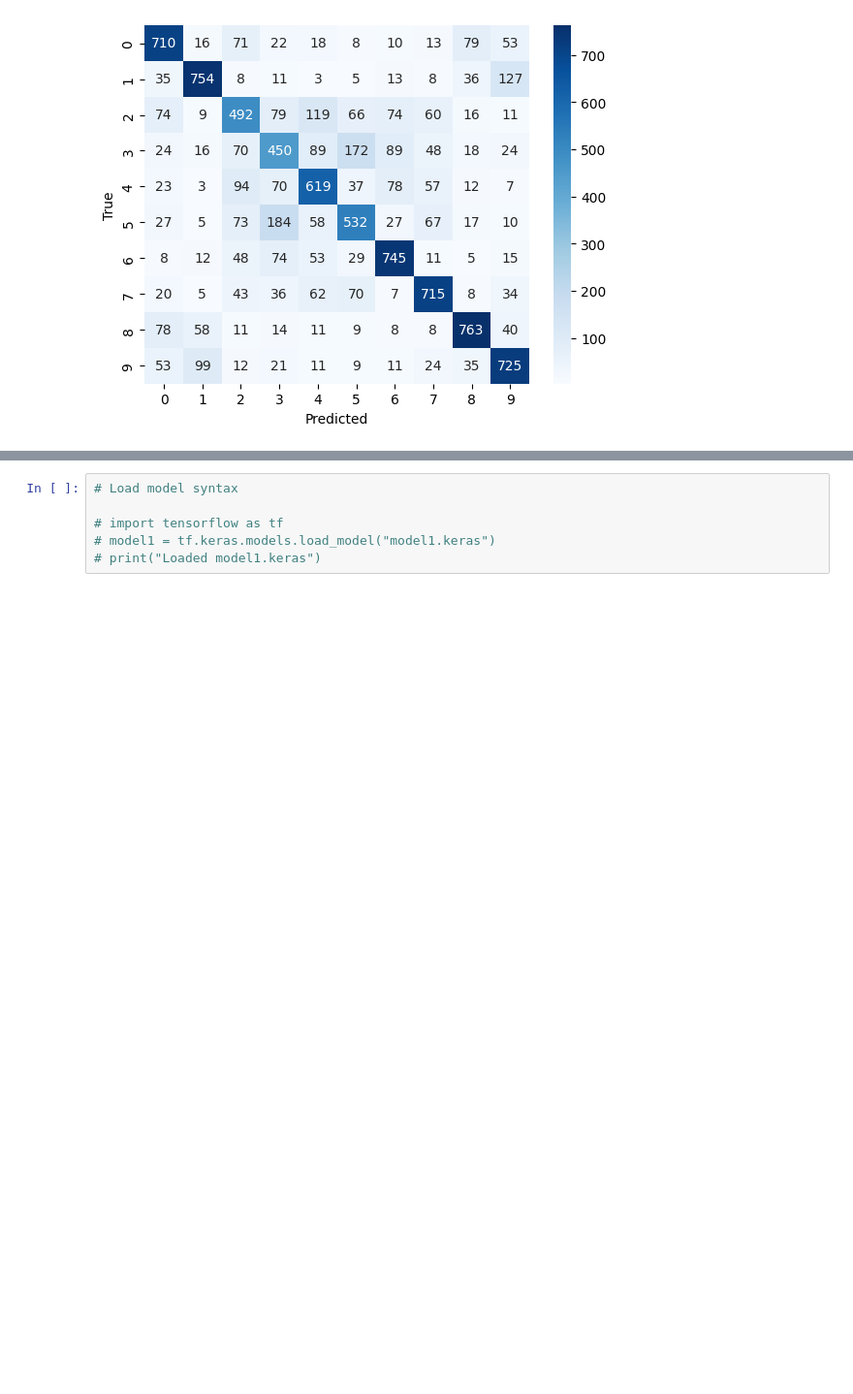
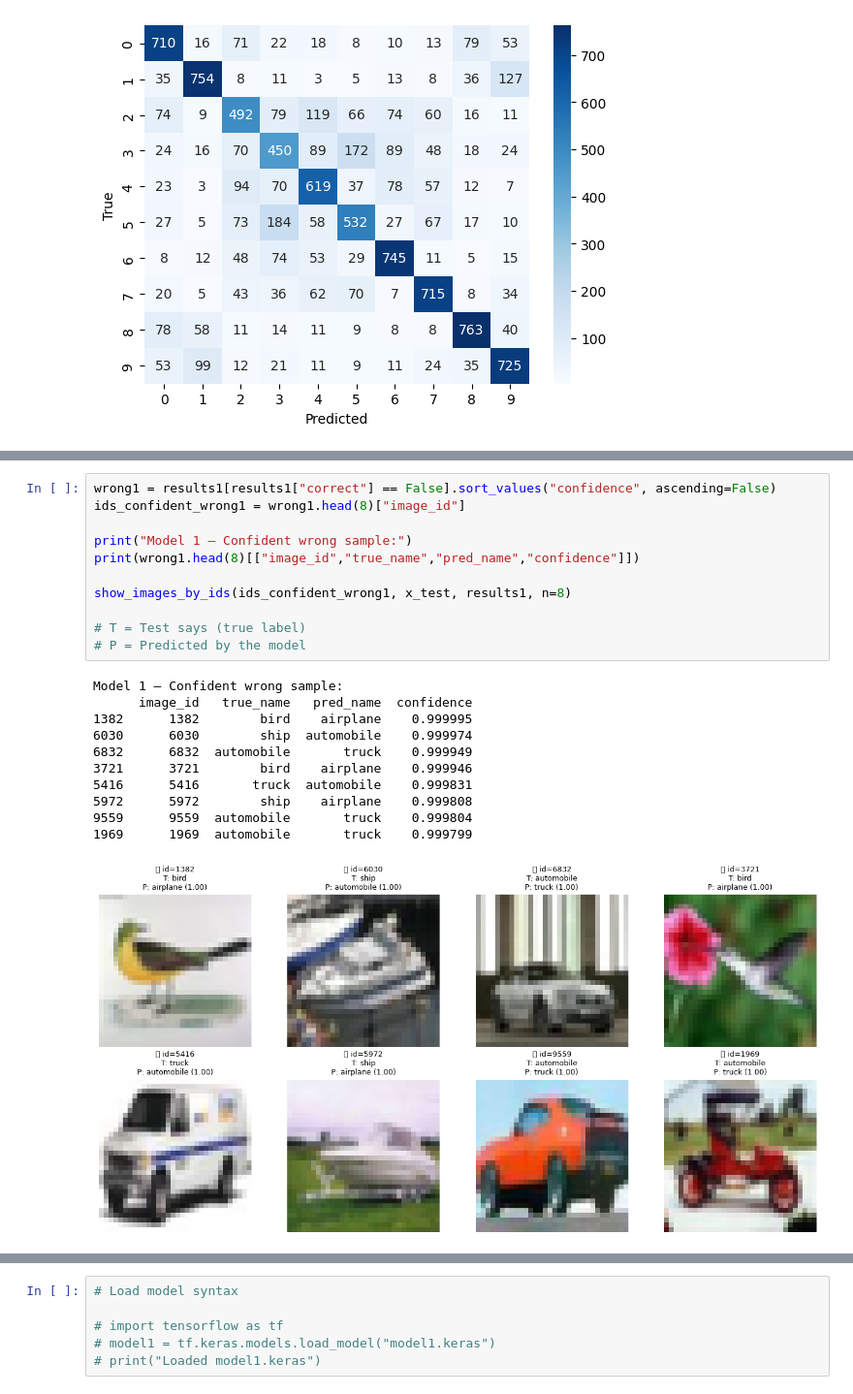
Before and after one commit to benhuntdev/ironhack_2026_cnn_group1, a Jupyter notebook: code/model1.ipynb, the cells around one changed output, grey strips where cells are left out. Shown at 97% size. Drawn from its saved outputs; the diff is of its cells as text; blank space fills up the shorter version.

```diff
--- a/code/model1.ipynb
+++ b/code/model1.ipynb
@@ -295,0 +408,23 @@ Validation loss: 1.0561672449111938
+# %%
+wrong1 = results1[results1["correct"] == False].sort_values("confidence", ascending=False)
+ids_confident_wrong1 = wrong1.head(8)["image_id"]
+
+print("Model 1 — Confident wrong sample:")
+print(wrong1.head(8)[["image_id","true_name","pred_name","confidence"]])
+
+show_images_by_ids(ids_confident_wrong1, x_test, results1, n=8)
+
+# T = Test says (true label)
+# P = Predicted by the model
+# %% [output]
+Model 1 — Confident wrong sample:
+      image_id   true_name   pred_name  confidence
+1382      1382        bird    airplane    0.999995
+6030      6030        ship  automobile    0.999974
+6832      6832  automobile       truck    0.999949
+3721      3721        bird    airplane    0.999946
+5416      5416       truck  automobile    0.999831
+5972      5972        ship    airplane    0.999808
+9559      9559  automobile       truck    0.999804
+1969      1969  automobile       truck    0.999799
+[figure, added]
```
Also changed, not shown: parts of 13 cells of this notebook.
